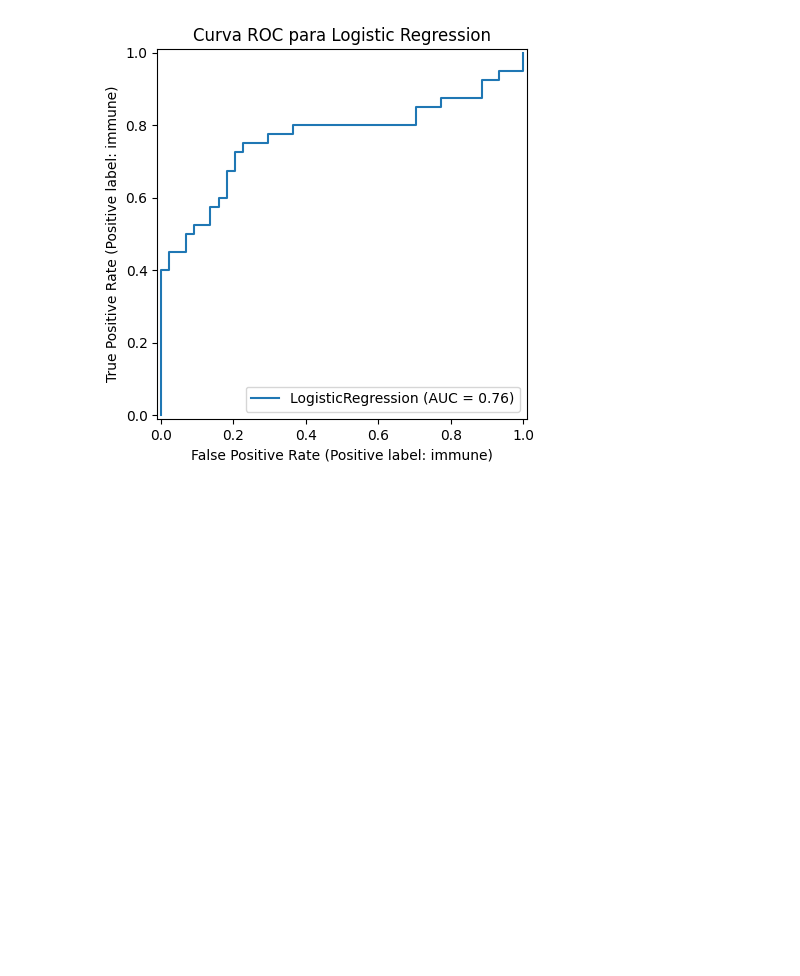
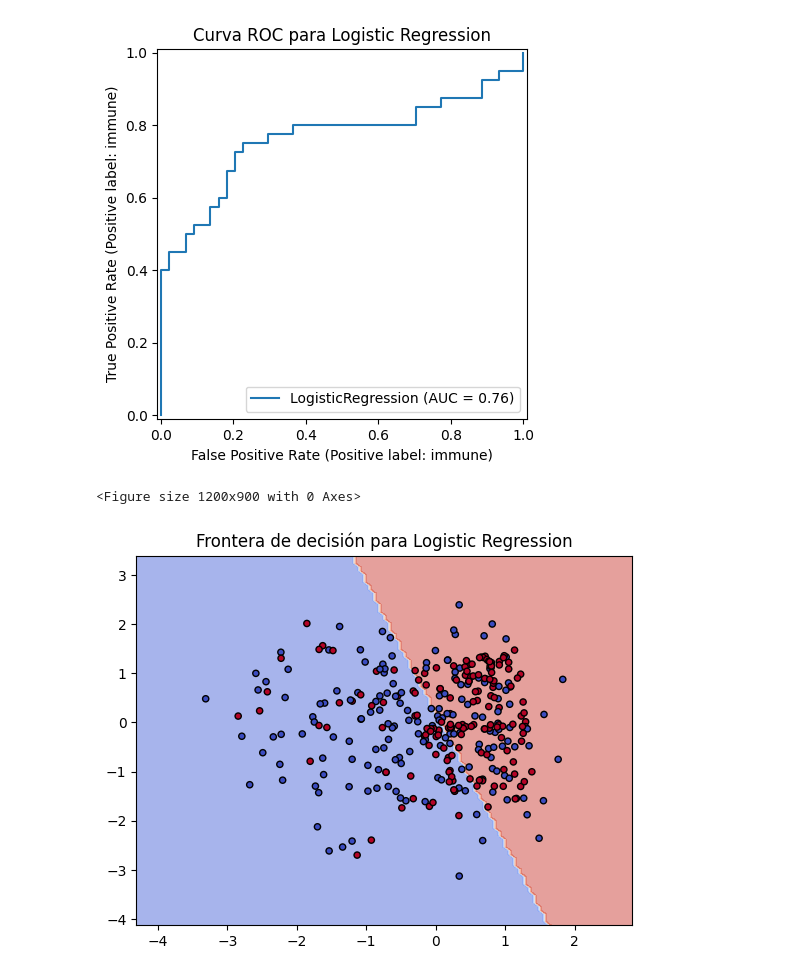
Before and after one commit to EnriGF/Proyecto_ML, a Jupyter notebook: ModelosClasificacion.ipynb, the cells around one changed output. Cells and saved outputs as stored; diff of their text form; code cells hidden in the pictures; blank space fills up the shorter version.

Commit message:
Frontera de decisión

```diff
--- a/ModelosClasificacion.ipynb
+++ b/ModelosClasificacion.ipynb
@@ -139,3 +139,20 @@ plt.show()
 # %% [output]
 [figure]
 [figure]
+# %%
+#Visualizar la frontera de decisión. Al transformar el problema es posible que no coincida
+# exactamente el accuracy obtenido con el modelo de regresión logística.
+from sklearn.inspection import DecisionBoundaryDisplay
+clf = linear_model.LogisticRegression()
+clf.fit(X_2D_train, y_int_train)
+fig = plt.figure(figsize=(12,9))
+disp = DecisionBoundaryDisplay.from_estimator(clf, X_2D,
+                                              response_method="predict",
+                                              alpha=0.5,
+                                              cmap=plt.cm.coolwarm)
+disp.ax_.scatter(X_2D[:,0], X_2D[:,1], c=y_int, edgecolor='k', s=20, cmap=plt.cm.coolwarm)
+disp.ax_.set_title("Frontera de decisión para Logistic Regression")
+plt.show()
+# %% [output]
+<Figure size 1200x900 with 0 Axes>
+[figure, added]
```
